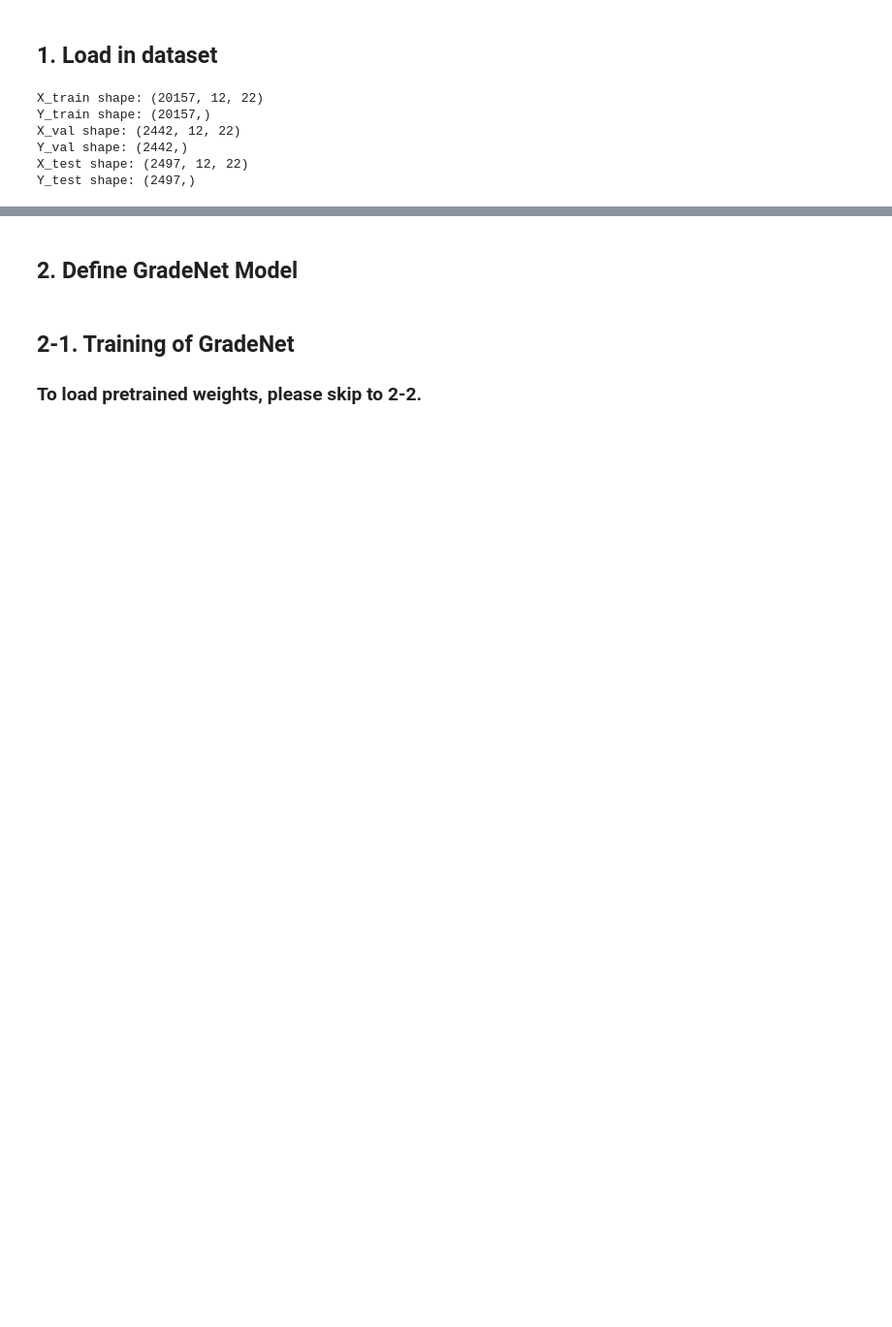
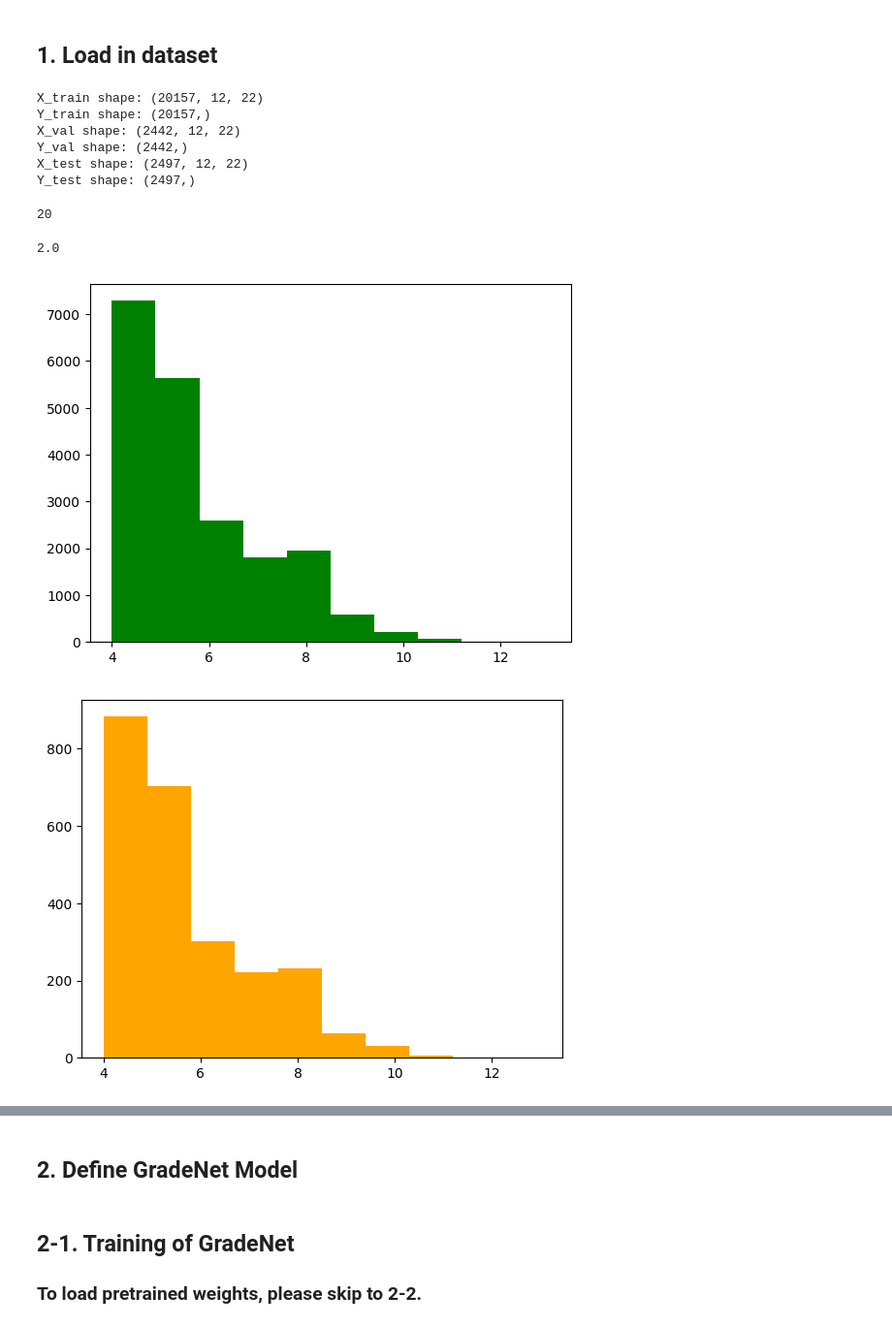
Before and after one commit to awesombird/MoonBoardRNN, a Jupyter notebook: model/GradeNet_train.ipynb, the cells around one changed output, grey strips where cells are left out. Shown: that part at 97% size. Drawn from its saved outputs; the diff is of its cells as text; code cells hidden in the pictures; blank space fills up the shorter version.

```diff
--- a/model/GradeNet_train.ipynb
+++ b/model/GradeNet_train.ipynb
@@ -46,3 +46,25 @@ X_val shape: (2442, 12, 22)
 Y_val shape: (2442,)
 X_test shape: (2497, 12, 22)
 Y_test shape: (2497,)
+# %%
+for i in range(len(Y_train)):
+    if Y_train[i] + 4 == 8:
+        break
+print(i)
+# %% [output]
+20
+# %%
+Y_train[242]
+# %% [output]
+2.0
+# %%
+plt.hist(Y_train+4, color="green")
+plt.show()
+plt.hist(Y_val+4, color="orange")
+plt.show()
+
+plt.hist(Y_test+4, color="red")
+plt.show()
+# %% [output]
+[figure, added]
+[figure, added]
```
Also changed, not shown: parts of 11 cells of this notebook, 11 other files.
